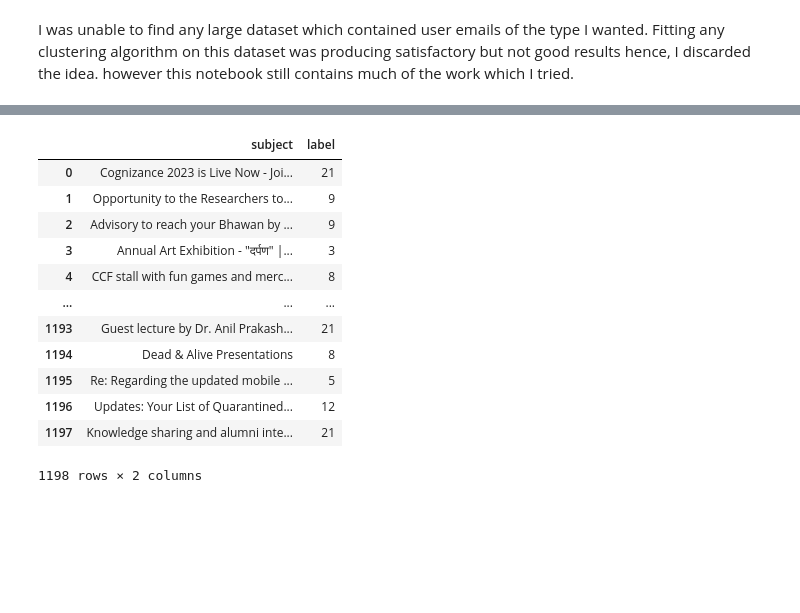
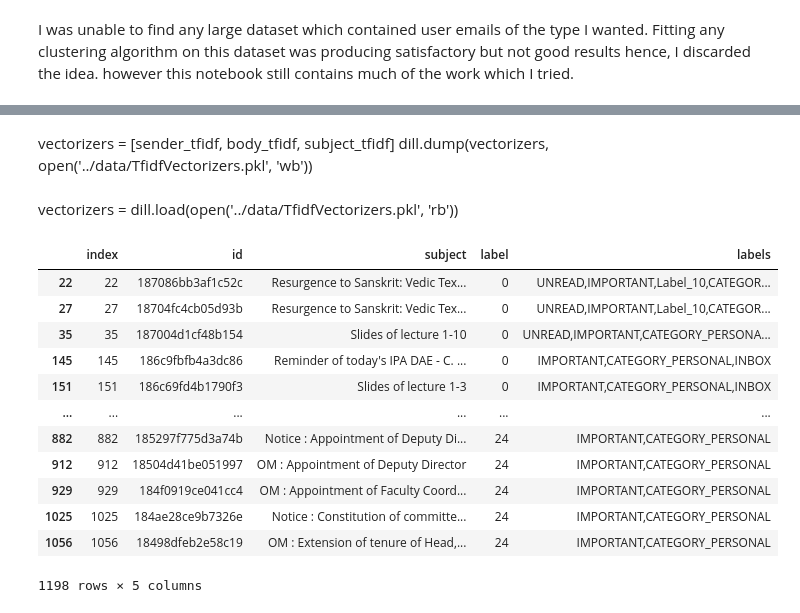
Before and after one commit to aakashks/gmail_organizer, a Jupyter notebook: notebooks/ML_unsupervised.ipynb, the cells around one changed output, grey strips where cells are left out. Drawn from its saved outputs; the diff is of its cells as text; code cells hidden in the pictures; blank space fills up the shorter version.

```diff
--- a/notebooks/ML_unsupervised.ipynb
+++ b/notebooks/ML_unsupervised.ipynb
@@ -99,16 +105,7 @@ mails_df['label'] = pd.Series(labels, name='label')
 # %%
-mails_df.loc[:,['subject', 'label']]
+new_df = mails_df.loc[:,['id', 'subject', 'label', 'labels']]
-# %% [output]
-|  | subject | label |
-| 0 | Cognizance 2023 is Live Now - Joi... | 21 |
-| 1 | Opportunity to the Researchers to... | 9 |
-| 2 | Advisory to reach your Bhawan by ... | 9 |
-| 3 | Annual Art Exhibition - "दर्पण" |... | 3 |
-| 4 | CCF stall with fun games and merc... | 8 |
-| ... | ... | ... |
-| 1193 | Guest lecture by Dr. Anil Prakash... | 21 |
-| 1194 | Dead & Alive Presentations | 8 |
-| 1195 | Re: Regarding the updated mobile ... | 5 |
-| 1196 | Updates: Your List of Quarantined... | 12 |
-| 1197 | Knowledge sharing and alumni inte... | 21 |
-1198 rows × 2 columns
+# %% [markdown]
+vectorizers = [sender_tfidf, body_tfidf, subject_tfidf]
+dill.dump(vectorizers, open('../data/TfidfVectorizers.pkl', 'wb'))
+# %% [markdown]
+vectorizers = dill.load(open('../data/TfidfVectorizers.pkl', 'rb'))
@@ -114,0 +116,16 @@ mails_df.loc[:,['subject', 'label']]
+# %%
+new_df
+# %% [output]
+|  | index | id | subject | label | labels |
+| 22 | 22 | 187086bb3af1c52c | Resurgence to Sanskrit: Vedic Tex... | 0 | UNREAD,IMPORTANT,Label_10,CATEGOR... |
+| 27 | 27 | 18704fc4cb05d93b | Resurgence to Sanskrit: Vedic Tex... | 0 | UNREAD,IMPORTANT,Label_10,CATEGOR... |
+| 35 | 35 | 187004d1cf48b154 | Slides of lecture 1-10 | 0 | UNREAD,IMPORTANT,CATEGORY_PERSONA... |
+| 145 | 145 | 186c9fbfb4a3dc86 | Reminder of today's IPA DAE - C. ... | 0 | IMPORTANT,CATEGORY_PERSONAL,INBOX |
+| 151 | 151 | 186c69fd4b1790f3 | Slides of lecture 1-3 | 0 | IMPORTANT,CATEGORY_PERSONAL,INBOX |
+| ... | ... | ... | ... | ... | ... |
+| 882 | 882 | 185297f775d3a74b | Notice : Appointment of Deputy Di... | 24 | IMPORTANT,CATEGORY_PERSONAL |
+| 912 | 912 | 18504d41be051997 | OM : Appointment of Deputy Director | 24 | IMPORTANT,CATEGORY_PERSONAL |
+| 929 | 929 | 184f0919ce041cc4 | OM : Appointment of Faculty Coord... | 24 | IMPORTANT,CATEGORY_PERSONAL |
+| 1025 | 1025 | 184ae28ce9b7326e | Notice : Constitution of committe... | 24 | IMPORTANT,CATEGORY_PERSONAL |
+| 1056 | 1056 | 18498dfeb2e58c19 | OM : Extension of tenure of Head,... | 24 | IMPORTANT,CATEGORY_PERSONAL |
+1198 rows × 5 columns
```
Also changed, not shown: parts of 24 cells of this notebook.
